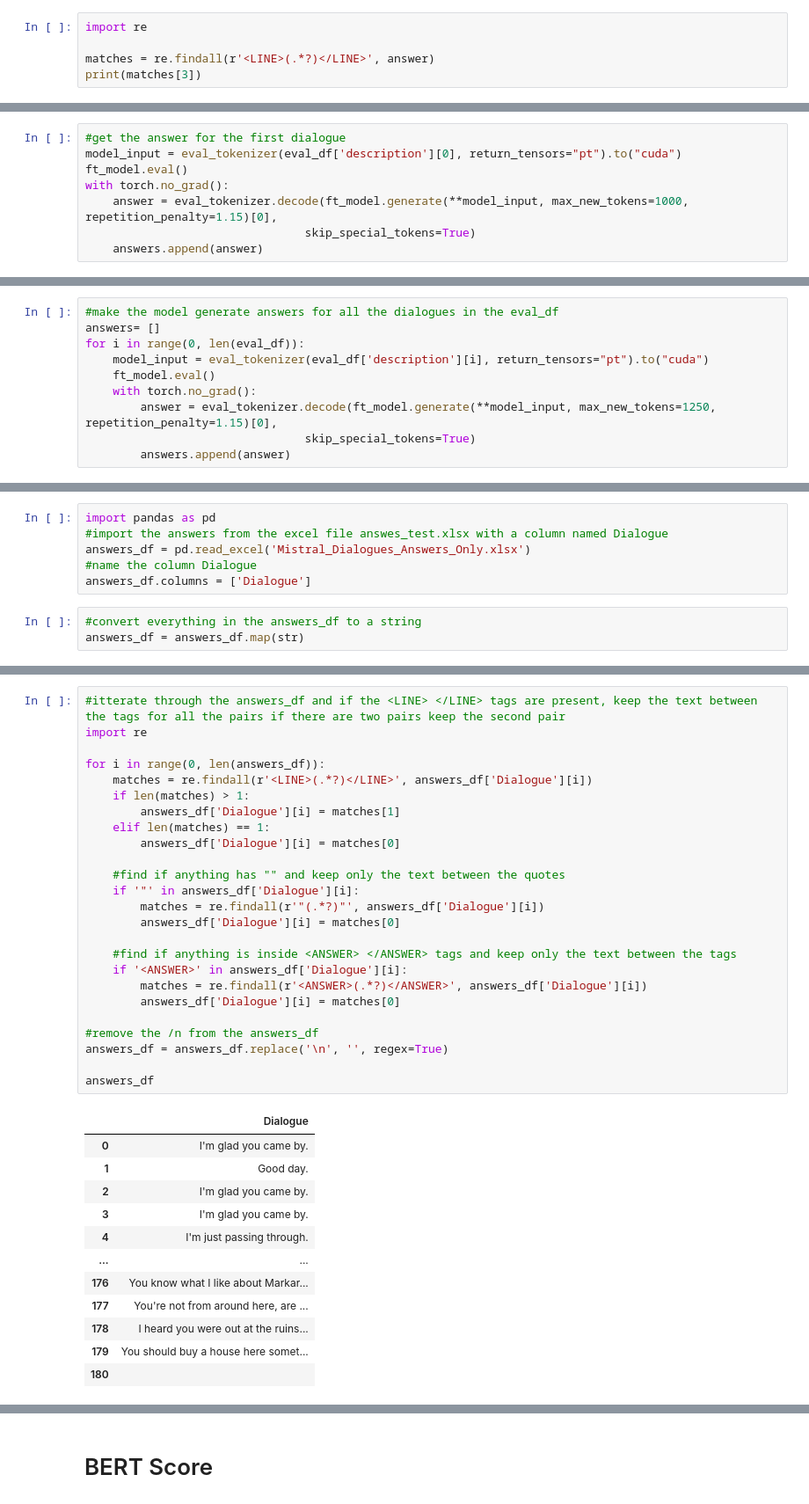
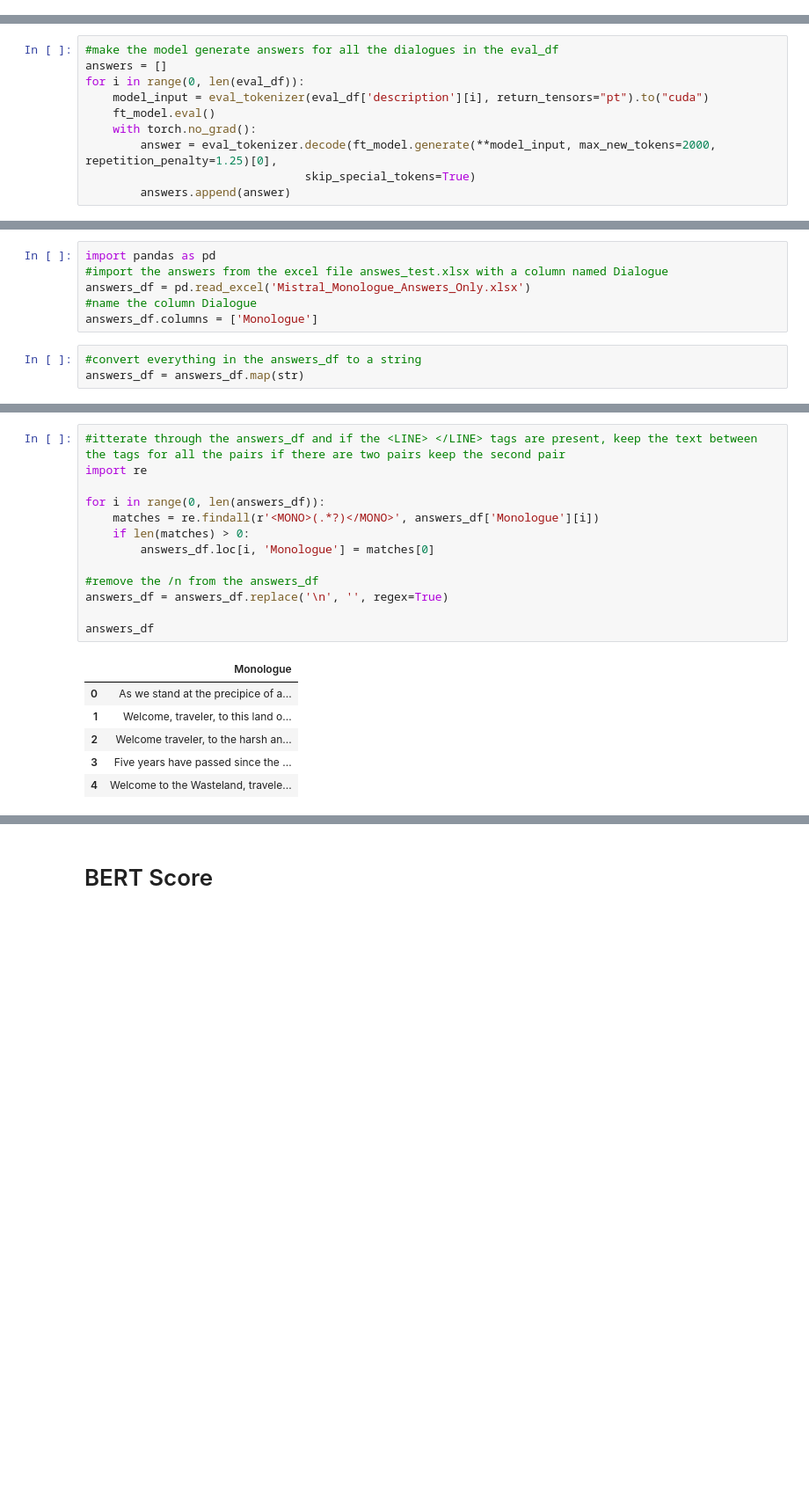
Before and after one commit to geoartop/Thesis-LLM-FineTuning-for-interactive-game-dialogues, a Jupyter notebook: mistral_monologue_data_finetune.ipynb, the cells around one changed output, grey strips where cells are left out. Shown: that part at 88% size. Drawn from its saved outputs; the diff is of its cells as text; blank space fills up the shorter version.

```diff
--- a/mistral_monologue_data_finetune.ipynb
+++ b/mistral_monologue_data_finetune.ipynb
@@ -450,5 +459,0 @@ In the world of Skyrim from the game Elder Scolls V, in the event of <EVENT>a Gu
-# %%
-import re
-
-matches = re.findall(r'<LINE>(.*?)</LINE>', answer)
-print(matches[3])
@@ -770,11 +504,3 @@ eval_df
 # %%
 #for each element in the eval_df, generate an answer from the model
 answers = []
-# %%
-#get the answer for the first dialogue
-model_input = eval_tokenizer(eval_df['description'][0], return_tensors="pt").to("cuda")
-ft_model.eval()
-with torch.no_grad():
-    answer = eval_tokenizer.decode(ft_model.generate(**model_input, max_new_tokens=1000, repetition_penalty=1.15)[0],
-                                skip_special_tokens=True)
-    answers.append(answer)
@@ -798,11 +507,11 @@ In the world of Skyrim from the game Elder Scrolls V, in the event of a <EVENT>G
 # %%
 #make the model generate answers for all the dialogues in the eval_df
-answers= []
+answers = []
 for i in range(0, len(eval_df)):
     model_input = eval_tokenizer(eval_df['description'][i], return_tensors="pt").to("cuda")
     ft_model.eval()
     with torch.no_grad():
-        answer = eval_tokenizer.decode(ft_model.generate(**model_input, max_new_tokens=1250, repetition_penalty=1.15)[0],
+        answer = eval_tokenizer.decode(ft_model.generate(**model_input, max_new_tokens=2000, repetition_penalty=1.25)[0],
                                 skip_special_tokens=True)
         answers.append(answer)
 # %% [output]
@@ -877,9 +560,9 @@ answers_df.to_excel('Mistral_Dialogues_Answers_Only.xlsx', index=False)
 # %%
 import pandas as pd
 #import the answers from the excel file answes_test.xlsx with a column named Dialogue
-answers_df = pd.read_excel('Mistral_Dialogues_Answers_Only.xlsx')
+answers_df = pd.read_excel('Mistral_Monologue_Answers_Only.xlsx')
 #name the column Dialogue
-answers_df.columns = ['Dialogue']
+answers_df.columns = ['Monologue']
 # %%
 #convert everything in the answers_df to a string
 answers_df = answers_df.map(str)
@@ -902,38 +578,20 @@ answers_df
 # %%
 #itterate through the answers_df and if the <LINE> </LINE> tags are present, keep the text between the tags for all the pairs if there are two pairs keep the second pair
 import re
 
 for i in range(0, len(answers_df)):
-    matches = re.findall(r'<LINE>(.*?)</LINE>', answers_df['Dialogue'][i])
-    if len(matches) > 1:
-        answers_df['Dialogue'][i] = matches[1]
-    elif len(matches) == 1:
-        answers_df['Dialogue'][i] = matches[0]
-
-    #find if anything has "" and keep only the text between the quotes
-    if '"' in answers_df['Dialogue'][i]:
-        matches = re.findall(r'"(.*?)"', answers_df['Dialogue'][i])
-        answers_df['Dialogue'][i] = matches[0]
-
-    #find if anything is inside <ANSWER> </ANSWER> tags and keep only the text between the tags
-    if '<ANSWER>' in answers_df['Dialogue'][i]:
-        matches = re.findall(r'<ANSWER>(.*?)</ANSWER>', answers_df['Dialogue'][i])
-        answers_df['Dialogue'][i] = matches[0]
+    matches = re.findall(r'<MONO>(.*?)</MONO>', answers_df['Monologue'][i])
+    if len(matches) > 0:
+        answers_df.loc[i, 'Monologue'] = matches[0]
 
 #remove the /n from the answers_df
 answers_df = answers_df.replace('\n', '', regex=True)
 
 answers_df
 # %% [output]
-|  | Dialogue |
-| 0 | I'm glad you came by. |
-| 1 | Good day. |
-| 2 | I'm glad you came by. |
-| 3 | I'm glad you came by. |
-| 4 | I'm just passing through. |
-| ... | ... |
-| 176 | You know what I like about Markar... |
-| 177 | You're not from around here, are ... |
-| 178 | I heard you were out at the ruins... |
-| 179 | You should buy a house here somet... |
-| 180 |  |
+|  | Monologue |
+| 0 | As we stand at the precipice of a... |
+| 1 | Welcome, traveler, to this land o... |
+| 2 | Welcome traveler, to the harsh an... |
+| 3 | Five years have passed since the ... |
+| 4 | Welcome to the Wasteland, travele... |
```
Also changed, not shown: parts of 29 cells of this notebook.
